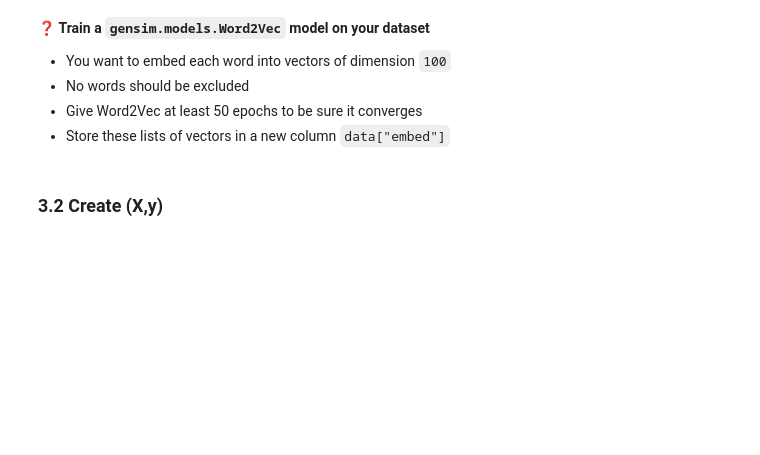
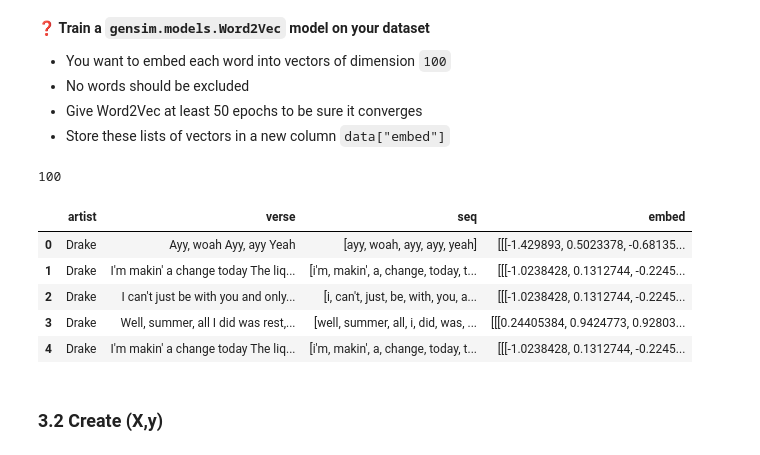
Before and after one commit to AlexandrePerdomo/data-certification-exam, a Jupyter notebook: recurrent_neural_network/lyrics_detector.ipynb, the cells around one changed output. Cells and saved outputs as stored; diff of their text form; code cells hidden in the pictures; blank space fills up the shorter version.

```diff
--- a/recurrent_neural_network/lyrics_detector.ipynb
+++ b/recurrent_neural_network/lyrics_detector.ipynb
@@ -124,6 +211,43 @@ We now need to think about embedding our sentences into numbers. We will be usin
+# %%
+word2vec = Word2Vec(sentences=data['seq'], vector_size=100, epochs=50)
+# %%
+# check vector length
+len(word2vec.wv['i'])
+# %% [output]
+100
+# %%
+# Function to convert a sentence (list of words) into a matrix representing the words in the embedding space
+def embed_sentence(word2vec, sentence):
+    embedded_sentence = []
+    for word in sentence:
+        if word in word2vec.wv:
+            embedded_sentence.append(word2vec.wv[word])
+
+    return np.array(embedded_sentence)
+
+# Function that converts a list of sentences into a list of matrices
+def embedding(word2vec, sentences):
+    embed = []
+
+    for sentence in sentences:
+        embedded_sentence = embed_sentence(word2vec, sentence)
+        embed.append(embedded_sentence)
+
+    return embed
+# %%
+data['embed'] = data['seq'].apply(lambda x: embedding(word2vec, x))
 # %%
 # Check
 assert len(data['embed']) == len(data)
+# %%
+data.head()
+# %% [output]
+|  | artist | verse | seq | embed |
+| 0 | Drake | Ayy, woah Ayy, ayy Yeah | [ayy, woah, ayy, ayy, yeah] | [[[-1.429893, 0.5023378, -0.68135... |
+| 1 | Drake | I'm makin' a change today The liq... | [i'm, makin', a, change, today, t... | [[[-1.0238428, 0.1312744, -0.2245... |
+| 2 | Drake | I can't just be with you and only... | [i, can't, just, be, with, you, a... | [[[-1.0238428, 0.1312744, -0.2245... |
+| 3 | Drake | Well, summer, all I did was rest,... | [well, summer, all, i, did, was, ... | [[[0.24405384, 0.9424773, 0.92803... |
+| 4 | Drake | I'm makin' a change today The liq... | [i'm, makin', a, change, today, t... | [[[-1.0238428, 0.1312744, -0.2245... |
 # %% [markdown]
 ### 3.2 Create (X,y)
 # %% [markdown]
```
Also changed, not shown: parts of 47 cells of this notebook, 5 other files.
